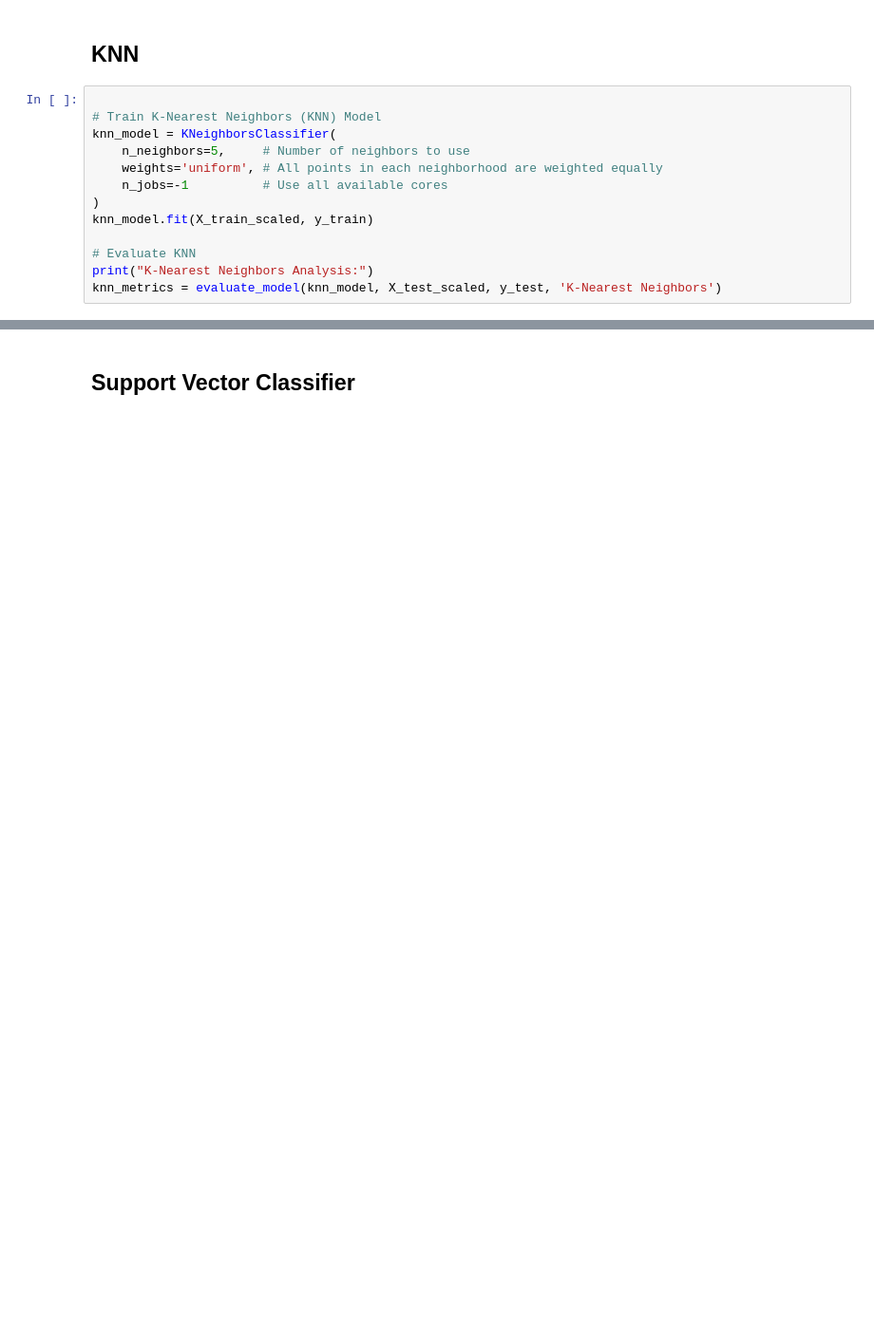
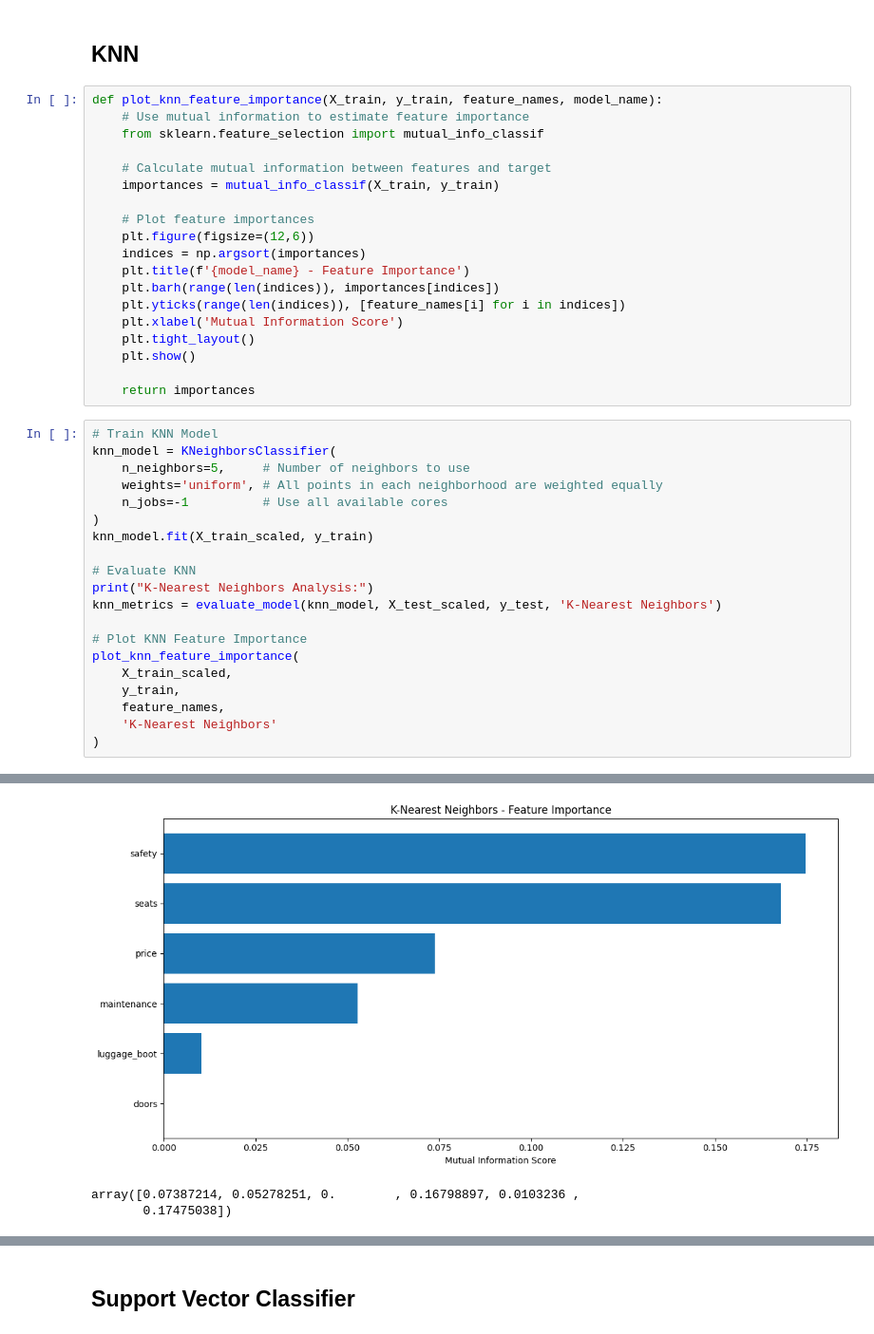
Before and after one commit to jovanovic-djo/car-value-score-prediction, a Jupyter notebook: notebooks/model_training.ipynb, the cells around one changed output, grey strips where cells are left out. Shown at 95% size. Cells and saved outputs as stored; diff of their text form; blank space fills up the shorter version.

```diff
--- a/notebooks/model_training.ipynb
+++ b/notebooks/model_training.ipynb
@@ -260,36 +341,65 @@ weighted avg       0.99      0.99      0.99       346
 # %% [markdown]
 ## KNN
+# %%
+def plot_knn_feature_importance(X_train, y_train, feature_names, model_name):
+    # Use mutual information to estimate feature importance
+    from sklearn.feature_selection import mutual_info_classif
+
+    # Calculate mutual information between features and target
+    importances = mutual_info_classif(X_train, y_train)
+
+    # Plot feature importances
+    plt.figure(figsize=(12,6))
+    indices = np.argsort(importances)
+    plt.title(f'{model_name} - Feature Importance')
+    plt.barh(range(len(indices)), importances[indices])
+    plt.yticks(range(len(indices)), [feature_names[i] for i in indices])
+    plt.xlabel('Mutual Information Score')
+    plt.tight_layout()
+    plt.show()
+
+    return importances
 # %%
-
-# Train K-Nearest Neighbors (KNN) Model
+# Train KNN Model
 knn_model = KNeighborsClassifier(
     n_neighbors=5,     # Number of neighbors to use
     weights='uniform', # All points in each neighborhood are weighted equally
     n_jobs=-1          # Use all available cores
 )
 knn_model.fit(X_train_scaled, y_train)
 
 # Evaluate KNN
 print("K-Nearest Neighbors Analysis:")
 knn_metrics = evaluate_model(knn_model, X_test_scaled, y_test, 'K-Nearest Neighbors')
+
+# Plot KNN Feature Importance
+plot_knn_feature_importance(
+    X_train_scaled,
+    y_train,
+    feature_names,
+    'K-Nearest Neighbors'
+)
 # %% [output]
 K-Nearest Neighbors Analysis:
 
 K-Nearest Neighbors Model Performance:
 Accuracy: 0.9538
 Precision (Macro): 0.9370
 Recall (Macro): 0.8191
 F1 Score (Macro): 0.8653
 
 Detailed Classification Report:
               precision    recall  f1-score   support
 
 Unacceptable       0.88      0.95      0.91        77
   Acceptable       0.89      0.57      0.70        14
         Good       0.98      0.99      0.98       242
    Very Good       1.00      0.77      0.87        13
 
     accuracy                           0.95       346
    macro avg       0.94      0.82      0.87       346
 weighted avg       0.95      0.95      0.95       346
 [figure]
+[figure, added]
+array([0.07387214, 0.05278251, 0.        , 0.16798897, 0.0103236 ,
+       0.17475038])
```
Also changed, not shown: parts of 10 cells of this notebook, 2 other files.
